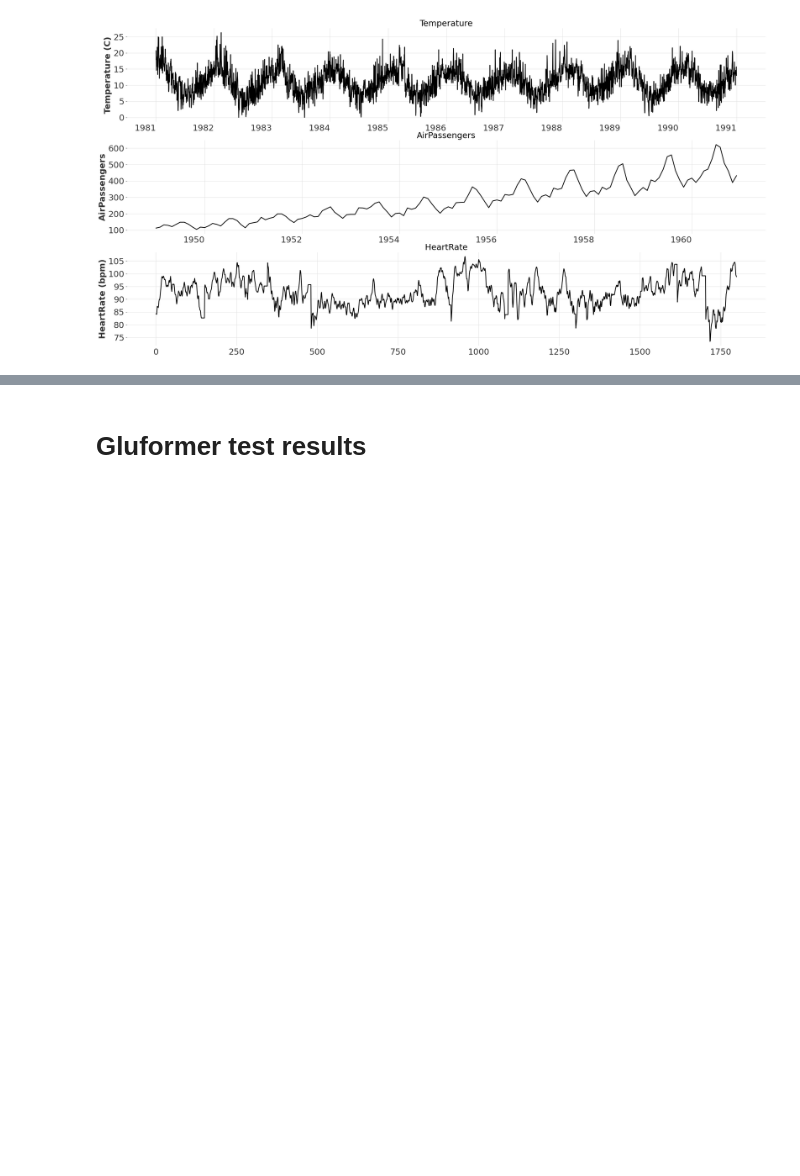
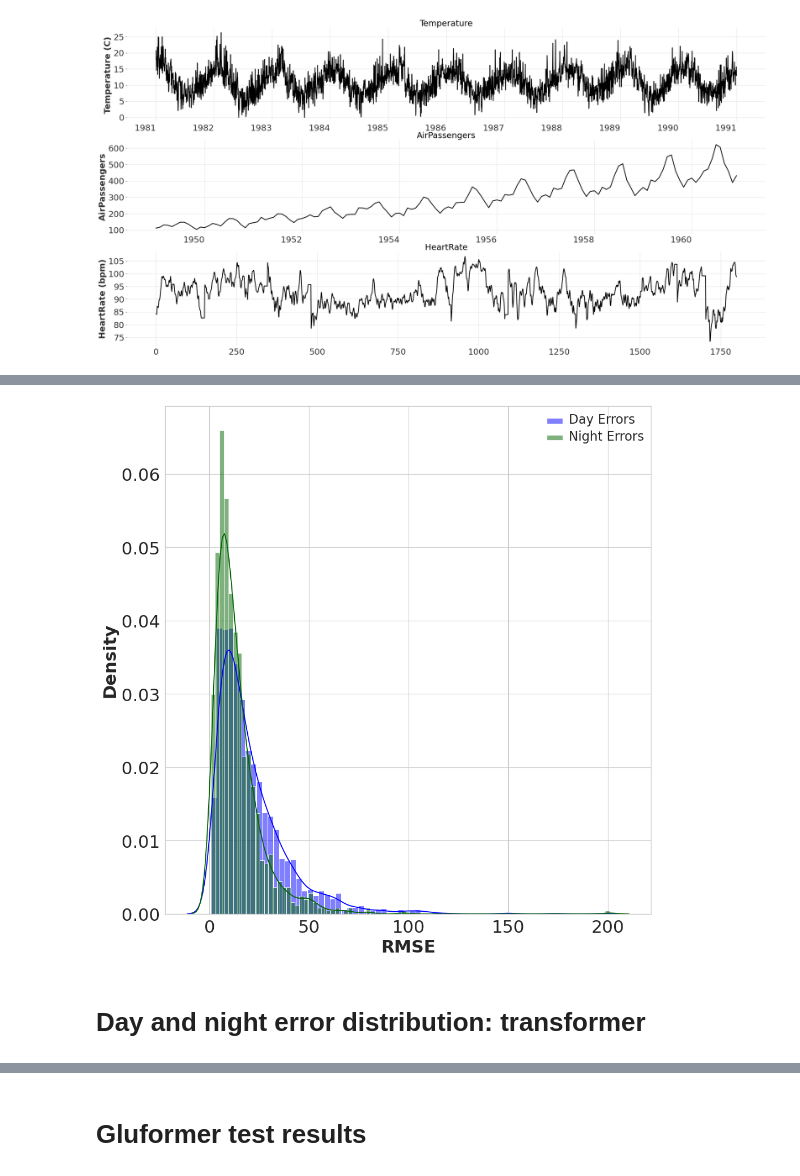
Before and after one commit to IrinaStatsLab/GlucoBench, a Jupyter notebook: presentation/plots.ipynb, the cells around one changed output, grey strips where cells are left out. Saved outputs shown, nothing was run; the diff lists cells and outputs as text; code cells hidden in the pictures; blank space fills up the shorter version.

```diff
--- a/presentation/plots.ipynb
+++ b/presentation/plots.ipynb
@@ -164,0 +213,43 @@ No artists with labels found to put in legend.  Note that artists whose label st
+# %%
+from darts import metrics
+# divide forecasts into day / night and compute MSE error
+day_errors, night_errors = [], []
+for i, forecast_segment in enumerate(forecasts):
+    for forecast in forecast_segment:
+        # get first point timestamp
+        start_time = forecast.start_time()
+        # get hour of day
+        hour = start_time.hour
+        if hour >= 6 and hour <= 22:
+            day_errors.append(np.sqrt(metrics.mse(forecast, series['test']['target'][i])))
+        else:
+            night_errors.append(np.sqrt(metrics.mse(forecast, series['test']['target'][i])))
+# %%
+# plot density and normalized histogram of day / night errors
+fig, ax = plt.subplots(figsize=(10, 10))
+# plot normalized histogram
+sns.histplot(day_errors, stat='density', alpha=0.5, color='blue', label='Day Errors', ax=ax)
+sns.histplot(night_errors, stat='density', alpha=0.5, color='darkgreen', label='Night Errors', ax=ax)
+# Plot density estimates of the two lists of values
+sns.kdeplot(day_errors, color='blue', linestyle='-', ax=ax)
+sns.kdeplot(night_errors, color='darkgreen', linestyle='-', ax=ax)
+# Add legend
+ax.legend()
+# set x and y labels
+ax.set_xlabel('RMSE')
+ax.set_ylabel('Density')
+# add legend
+ax.legend()
+# increase font size of x and y labels, title and legend
+for item in ([ax.xaxis.label, ax.yaxis.label] +
+                ax.get_xticklabels() + ax.get_yticklabels()):
+        item.set_fontsize(22)
+for item in ax.get_legend().get_texts():
+        item.set_fontsize(16)
+# save as pdf
+plt.tight_layout()
+plt.savefig("./presentation/plots/night_vs_day_error_linreg_weinstock.pdf")
+# %% [output]
+[figure, added]
+# %% [markdown]
+# Day and night error distribution: transformer
```
Also changed, not shown: parts of 6 cells of this notebook, 2 other files.
